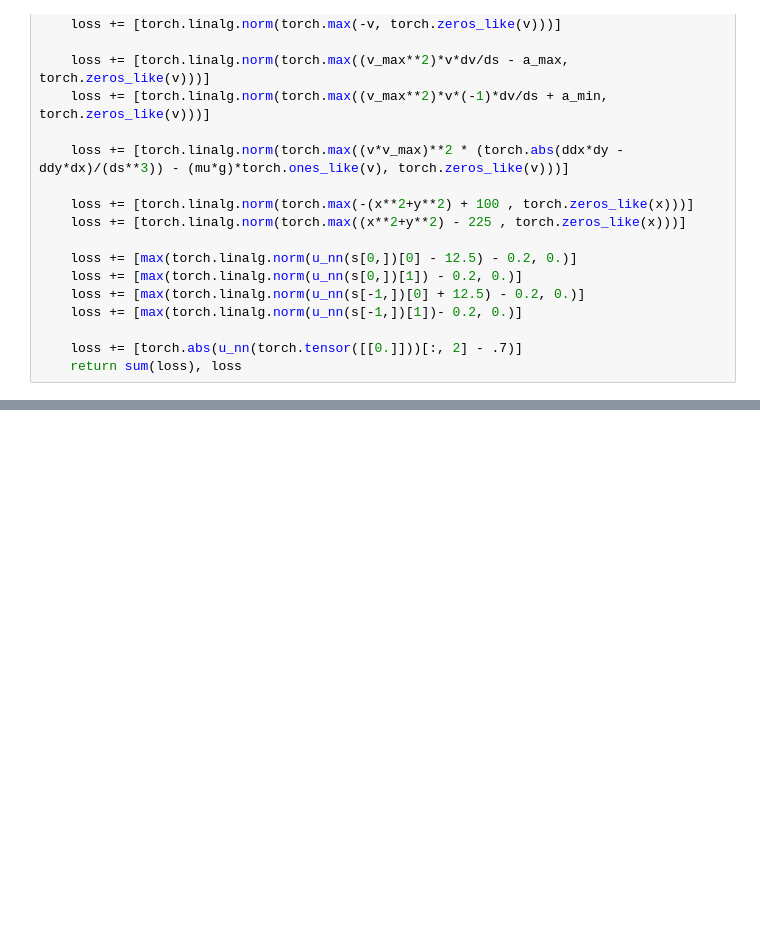
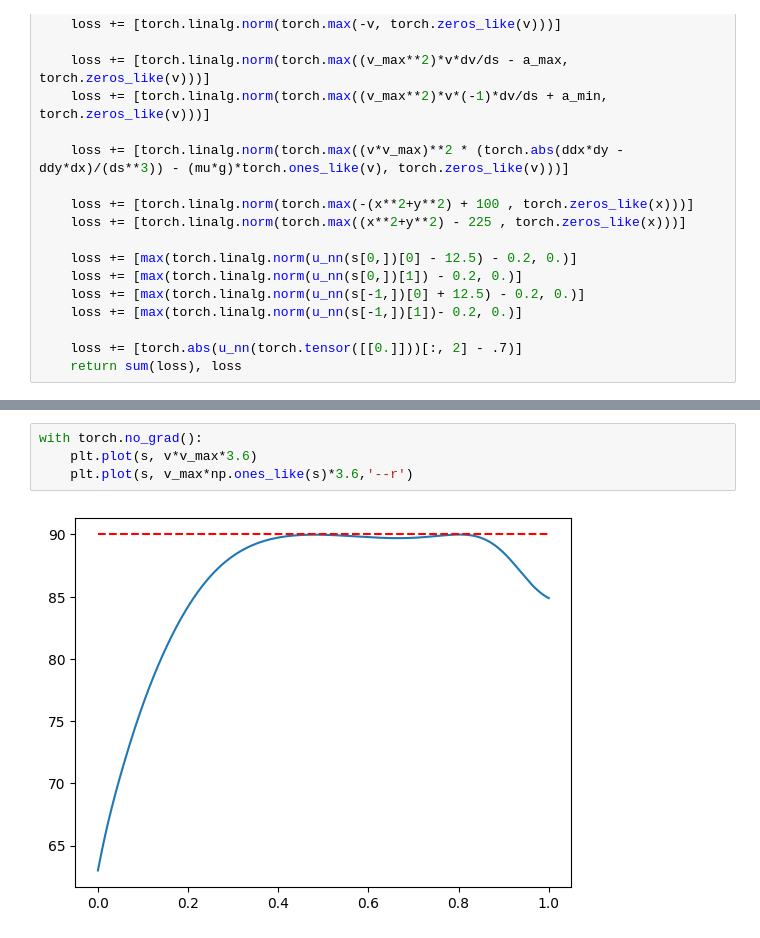
Before and after one commit to il1yasvie1/racing-line-optimization, a Jupyter notebook: test.ipynb, the cells around one changed output, grey strips where cells are left out. Drawn from its saved outputs; the diff is of its cells as text; blank space fills up the shorter version.

```diff
--- a/test.ipynb
+++ b/test.ipynb
@@ -132,0 +164,6 @@ x, y, v = u_nn(s)[:, 0], u_nn(s)[:, 1], u_nn(s)[:, 2]
+# %%
+with torch.no_grad():
+    plt.plot(s, v*v_max*3.6)
+    plt.plot(s, v_max*np.ones_like(s)*3.6,'--r')
+# %% [output]
+[figure, added]
```
Also changed, not shown: parts of 17 cells of this notebook.
